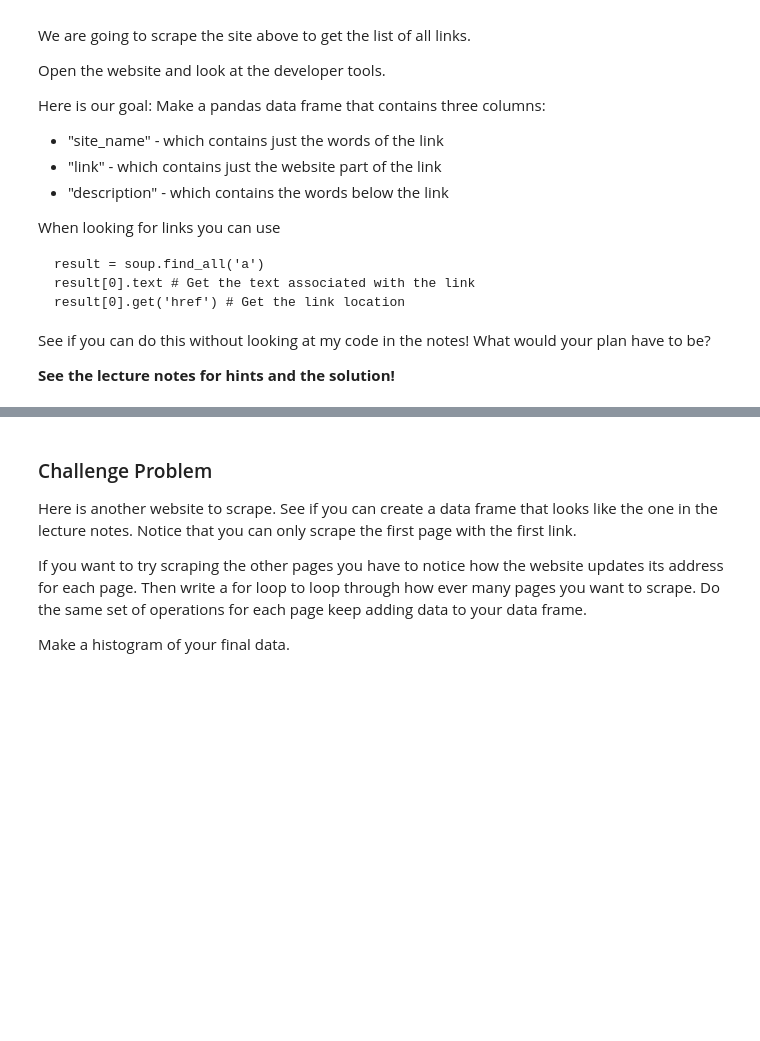
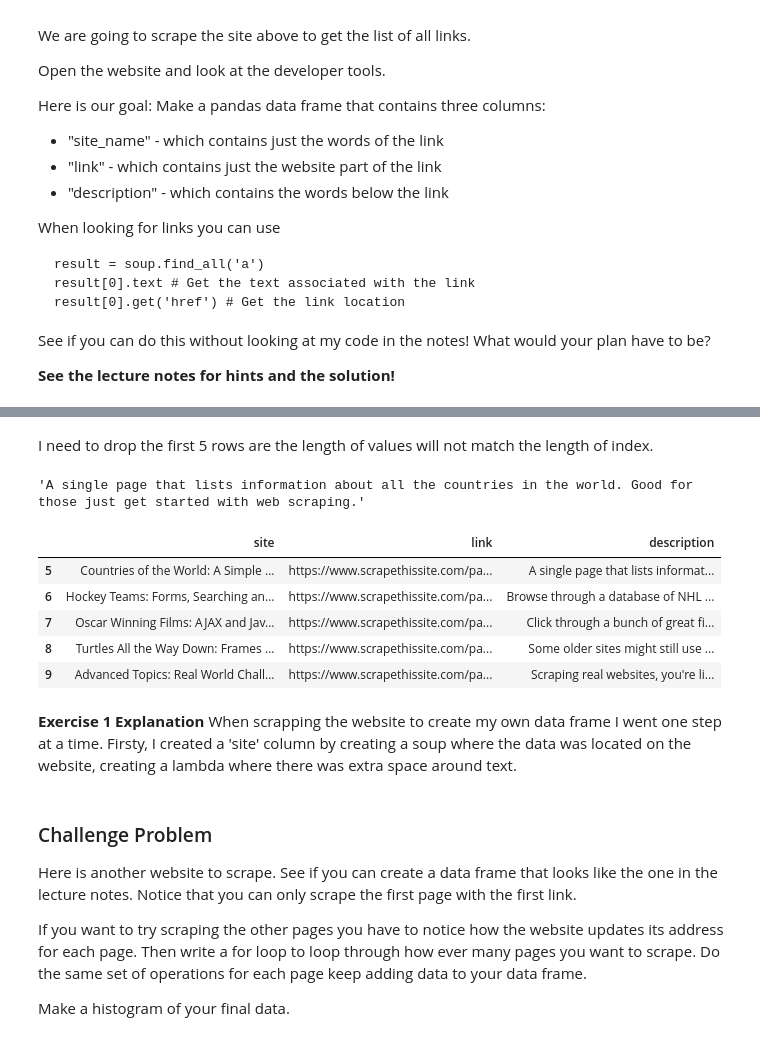
Before and after one commit to jazmine-veliz/Day12, a Jupyter notebook: Day12-HW.ipynb, the cells around one changed output, grey strips where cells are left out. Saved outputs shown, nothing was run; the diff lists cells and outputs as text; code cells hidden in the pictures; blank space fills up the shorter version.

```diff
--- a/Day12-HW.ipynb
+++ b/Day12-HW.ipynb
@@ -385,0 +434,4 @@ See if you can do this without looking at my code in the notes! What would your
+# %%
+# Remove the top few links
+DF = DF.drop([0,1,2,3,4])
+DF
@@ -386,3 +445,23 @@ See if you can do this without looking at my code in the notes! What would your
+# %% [markdown]
+I need to drop the first 5 rows are the length of values will not match the length of index.
+# %%
+result = soup.find_all('p',class_="lead session-desc")
+result[0].text.lstrip().rstrip()
+# %% [output]
+'A single page that lists information about all the countries in the world. Good for those just get started with web scraping.'
+# %%
+DF['description']=result
+DF['description']=DF['description'].apply(lambda x: x.text.lstrip().rstrip())
+DF
+# %% [output]
+|  | site | link | description |
+| 5 | Countries of the World: A Simple ... | https://www.scrapethissite.com/pa... | A single page that lists informat... |
+| 6 | Hockey Teams: Forms, Searching an... | https://www.scrapethissite.com/pa... | Browse through a database of NHL ... |
+| 7 | Oscar Winning Films: AJAX and Jav... | https://www.scrapethissite.com/pa... | Click through a bunch of great fi... |
+| 8 | Turtles All the Way Down: Frames ... | https://www.scrapethissite.com/pa... | Some older sites might still use ... |
+| 9 | Advanced Topics: Real World Chall... | https://www.scrapethissite.com/pa... | Scraping real websites, you're li... |
+# %% [markdown]
+**Exercise 1 Explanation** When scrapping the website to create my own data frame I went one step at a time. Firsty, I created a 'site' column by creating a soup where the data was located on the website, creating a lambda where there was extra space around text.
 # %% [markdown]
 ### Challenge Problem
 
```
Also changed, not shown: parts of 22 cells of this notebook.
